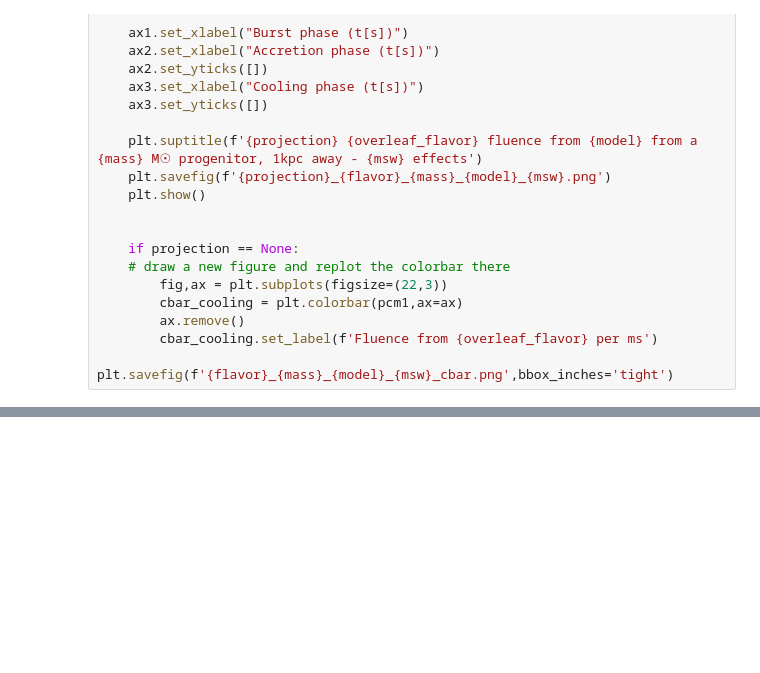
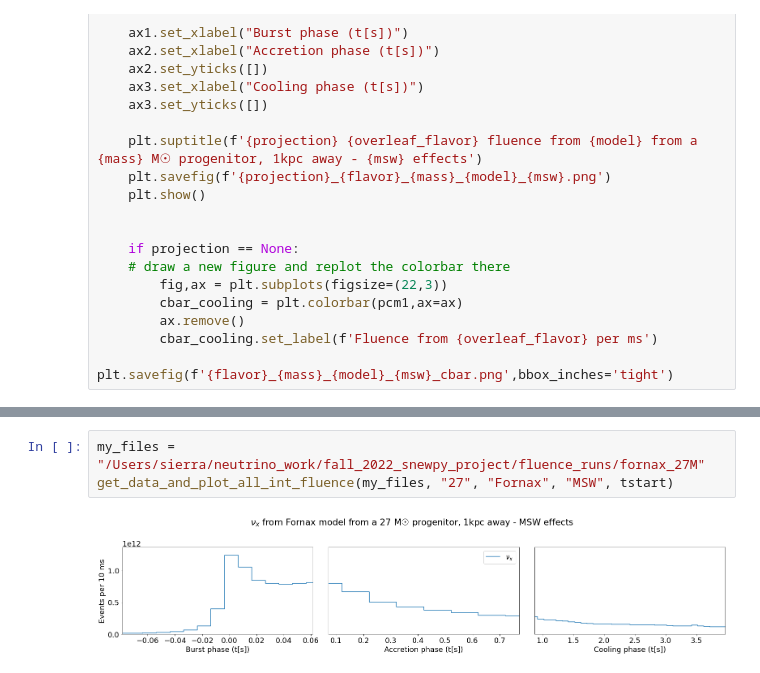
Before and after one commit to sierracthomas/neutrino_work, a Jupyter notebook: fall_2022_snewpy_project/scripts/fluence.ipynb, the cells around one changed output, grey strips where cells are left out. Cells and saved outputs as stored; diff of their text form; blank space fills up the shorter version.

```diff
--- a/fall_2022_snewpy_project/scripts/fluence.ipynb
+++ b/fall_2022_snewpy_project/scripts/fluence.ipynb
@@ -521,0 +456,5 @@ get_data_and_plot_all_int_fluence(my_files, "27", "Fornax", "no MSW", tstart)
+# %%
+my_files = "/Users/sierra/neutrino_work/fall_2022_snewpy_project/fluence_runs/fornax_27M"
+get_data_and_plot_all_int_fluence(my_files, "27", "Fornax", "MSW", tstart)
+# %% [output]
+[figure, added]
```
Also changed, not shown: parts of 16 cells of this notebook, 2 other files.
